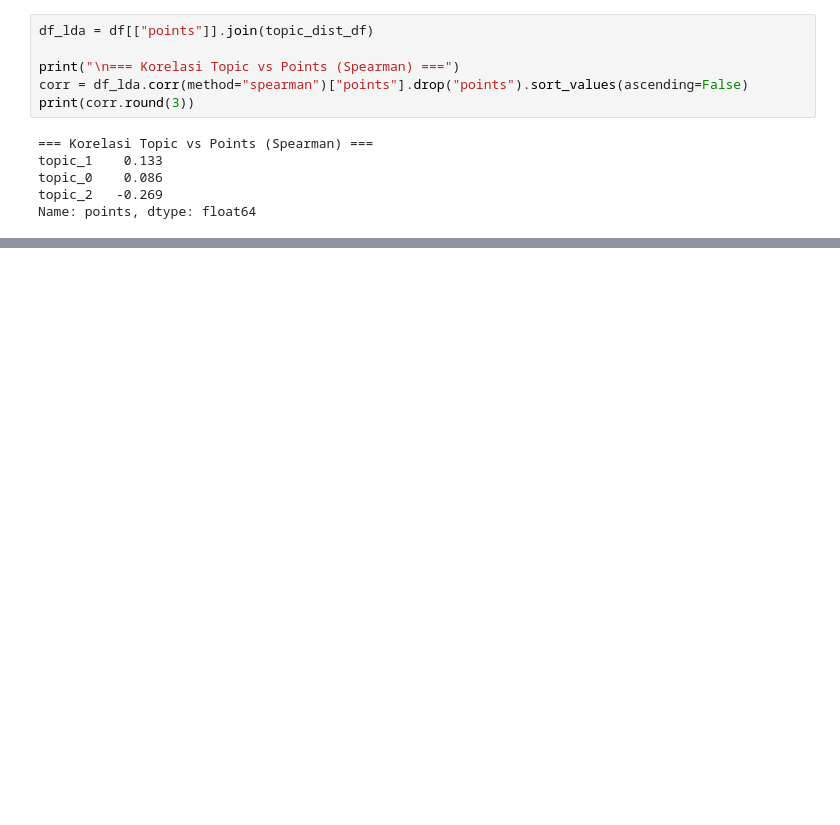
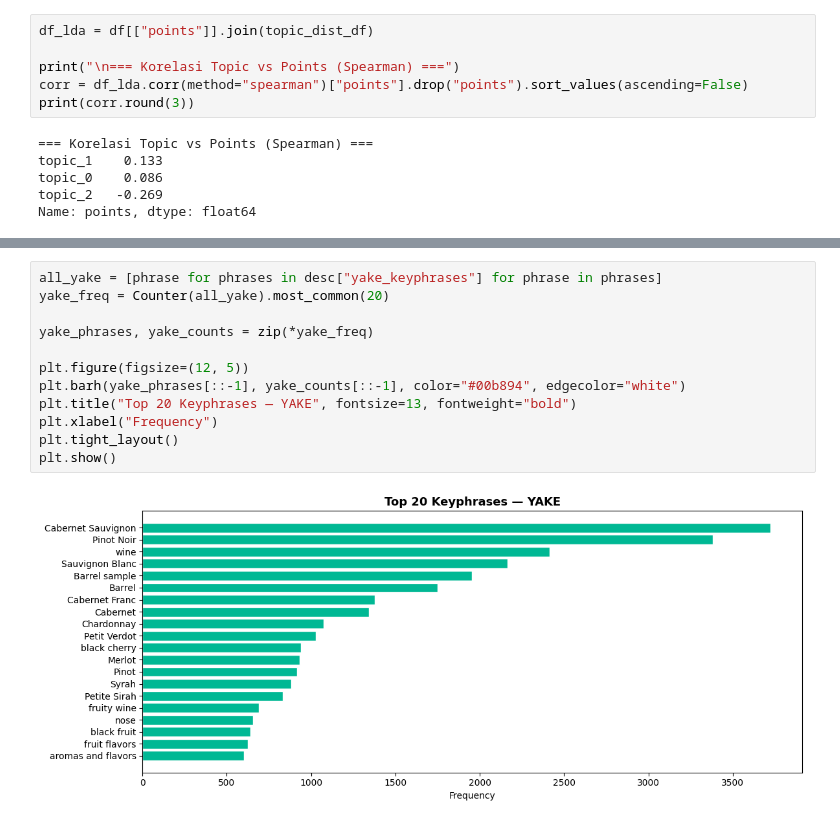
Before and after one commit to zakzakzak/dataScience, a Jupyter notebook: wine-reviews-description-nlp-analysis.ipynb, the cells around one changed output, grey strips where cells are left out. Drawn from its saved outputs; the diff is of its cells as text; blank space fills up the shorter version.

```diff
--- a/wine-reviews-description-nlp-analysis.ipynb
+++ b/wine-reviews-description-nlp-analysis.ipynb
@@ -723,0 +880,14 @@ Menyiapkan pyLDAvis...
+# %%
+all_yake = [phrase for phrases in desc["yake_keyphrases"] for phrase in phrases]
+yake_freq = Counter(all_yake).most_common(20)
+
+yake_phrases, yake_counts = zip(*yake_freq)
+
+plt.figure(figsize=(12, 5))
+plt.barh(yake_phrases[::-1], yake_counts[::-1], color="#00b894", edgecolor="white")
+plt.title("Top 20 Keyphrases — YAKE", fontsize=13, fontweight="bold")
+plt.xlabel("Frequency")
+plt.tight_layout()
+plt.show()
+# %% [output]
+[figure, added]
```
Also changed, not shown: parts of 39 cells of this notebook.
